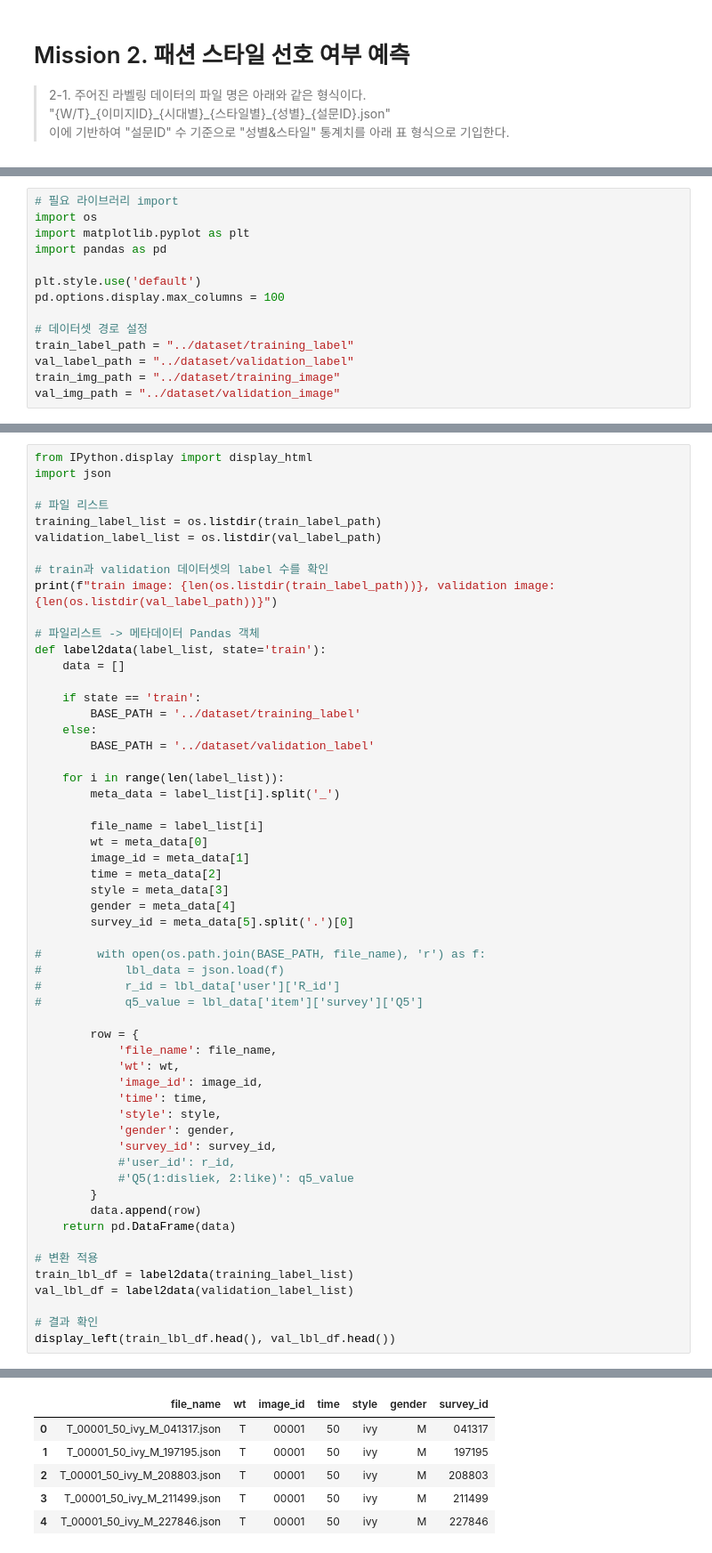
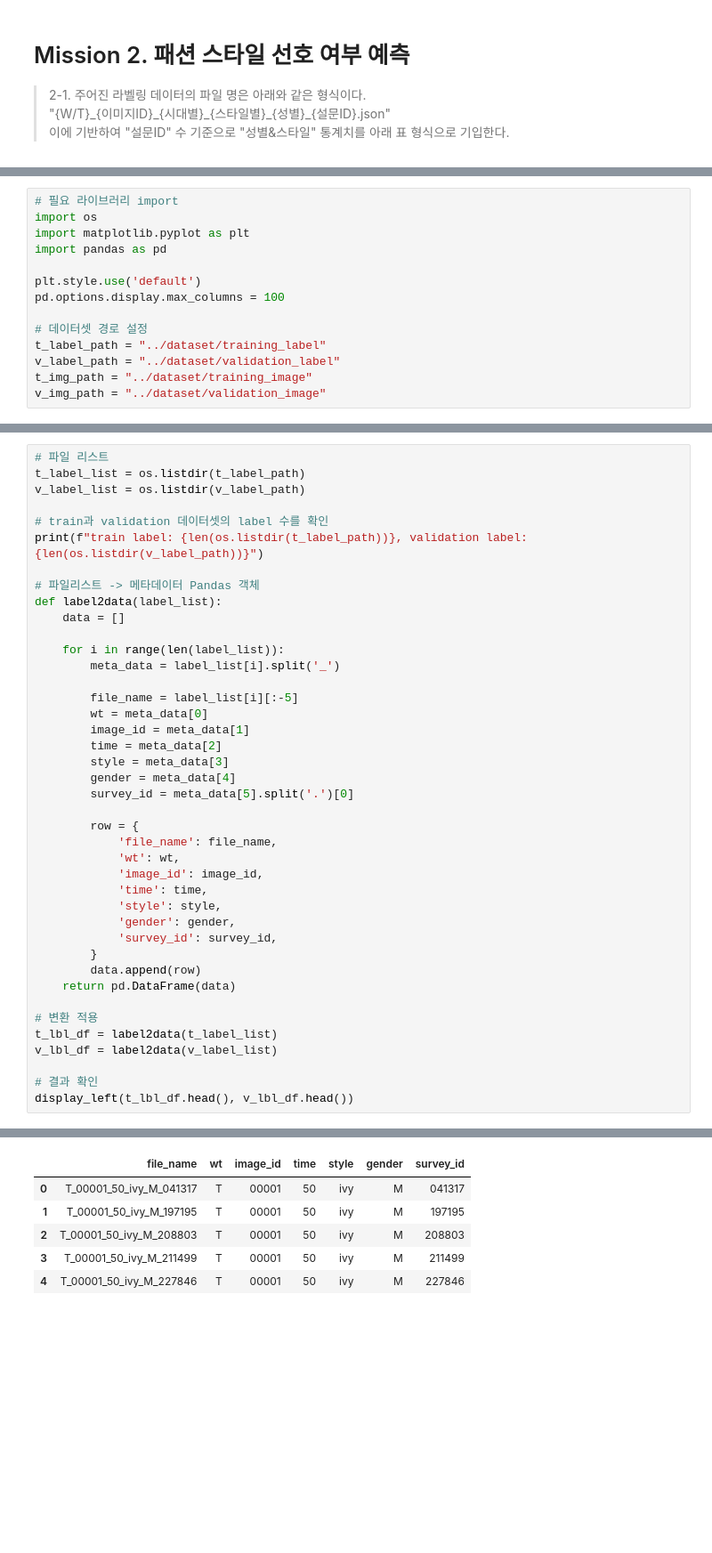
Before and after one commit to editdiary/DCC, a Jupyter notebook: Mission2/mission2-1.ipynb, the cells around one changed output, grey strips where cells are left out. Shown: that part at 89% size. Cells and saved outputs as stored; diff of their text form; blank space fills up the shorter version.

```diff
--- a/Mission2/mission2-1.ipynb
+++ b/Mission2/mission2-1.ipynb
@@ -13,7 +15,7 @@ plt.style.use('default')
 pd.options.display.max_columns = 100
 
 # 데이터셋 경로 설정
-train_label_path = "../dataset/training_label"
-val_label_path = "../dataset/validation_label"
-train_img_path = "../dataset/training_image"
-val_img_path = "../dataset/validation_image"
+t_label_path = "../dataset/training_label"
+v_label_path = "../dataset/validation_label"
+t_img_path = "../dataset/training_image"
+v_img_path = "../dataset/validation_image"
@@ -82,38 +107,25 @@ train image: 4070, validation image: 951
 # %%
-from IPython.display import display_html
-import json
-
 # 파일 리스트
-training_label_list = os.listdir(train_label_path)
-validation_label_list = os.listdir(val_label_path)
+t_label_list = os.listdir(t_label_path)
+v_label_list = os.listdir(v_label_path)
 
 # train과 validation 데이터셋의 label 수를 확인
-print(f"train image: {len(os.listdir(train_label_path))}, validation image: {len(os.listdir(val_label_path))}")
+print(f"train label: {len(os.listdir(t_label_path))}, validation label: {len(os.listdir(v_label_path))}")
 
 # 파일리스트 -> 메타데이터 Pandas 객체
-def label2data(label_list, state='train'):
+def label2data(label_list):
     data = []
-
-    if state == 'train':
-        BASE_PATH = '../dataset/training_label'
-    else:
-        BASE_PATH = '../dataset/validation_label'
 
     for i in range(len(label_list)):
         meta_data = label_list[i].split('_')
 
-        file_name = label_list[i]
+        file_name = label_list[i][:-5]
         wt = meta_data[0]
         image_id = meta_data[1]
         time = meta_data[2]
         style = meta_data[3]
         gender = meta_data[4]
         survey_id = meta_data[5].split('.')[0]
-
-#        with open(os.path.join(BASE_PATH, file_name), 'r') as f:
-#            lbl_data = json.load(f)
-#            r_id = lbl_data['user']['R_id']
-#            q5_value = lbl_data['item']['survey']['Q5']
 
         row = {
             'file_name': file_name,
@@ -123,16 +135,14 @@ def label2data(label_list, state='train'):
             'style': style,
             'gender': gender,
             'survey_id': survey_id,
-            #'user_id': r_id,
-            #'Q5(1:disliek, 2:like)': q5_value
         }
         data.append(row)
     return pd.DataFrame(data)
 
 # 변환 적용
-train_lbl_df = label2data(training_label_list)
-val_lbl_df = label2data(validation_label_list)
+t_lbl_df = label2data(t_label_list)
+v_lbl_df = label2data(v_label_list)
 
 # 결과 확인
-display_left(train_lbl_df.head(), val_lbl_df.head())
+display_left(t_lbl_df.head(), v_lbl_df.head())
 # %% [output]
@@ -140,7 +150,7 @@ train image: 211346, validation image: 36383
 |  | file_name | wt | image_id | time | style | gender | survey_id |
-| 0 | T_00001_50_ivy_M_041317.json | T | 00001 | 50 | ivy | M | 041317 |
-| 1 | T_00001_50_ivy_M_197195.json | T | 00001 | 50 | ivy | M | 197195 |
-| 2 | T_00001_50_ivy_M_208803.json | T | 00001 | 50 | ivy | M | 208803 |
-| 3 | T_00001_50_ivy_M_211499.json | T | 00001 | 50 | ivy | M | 211499 |
-| 4 | T_00001_50_ivy_M_227846.json | T | 00001 | 50 | ivy | M | 227846 |
+| 0 | T_00001_50_ivy_M_041317 | T | 00001 | 50 | ivy | M | 041317 |
+| 1 | T_00001_50_ivy_M_197195 | T | 00001 | 50 | ivy | M | 197195 |
+| 2 | T_00001_50_ivy_M_208803 | T | 00001 | 50 | ivy | M | 208803 |
+| 3 | T_00001_50_ivy_M_211499 | T | 00001 | 50 | ivy | M | 211499 |
+| 4 | T_00001_50_ivy_M_227846 | T | 00001 | 50 | ivy | M | 227846 |
 |  | file_name | wt | image_id | time | style | gender | survey_id |
```
Also changed, not shown: parts of 25 cells of this notebook, 8 other files.
